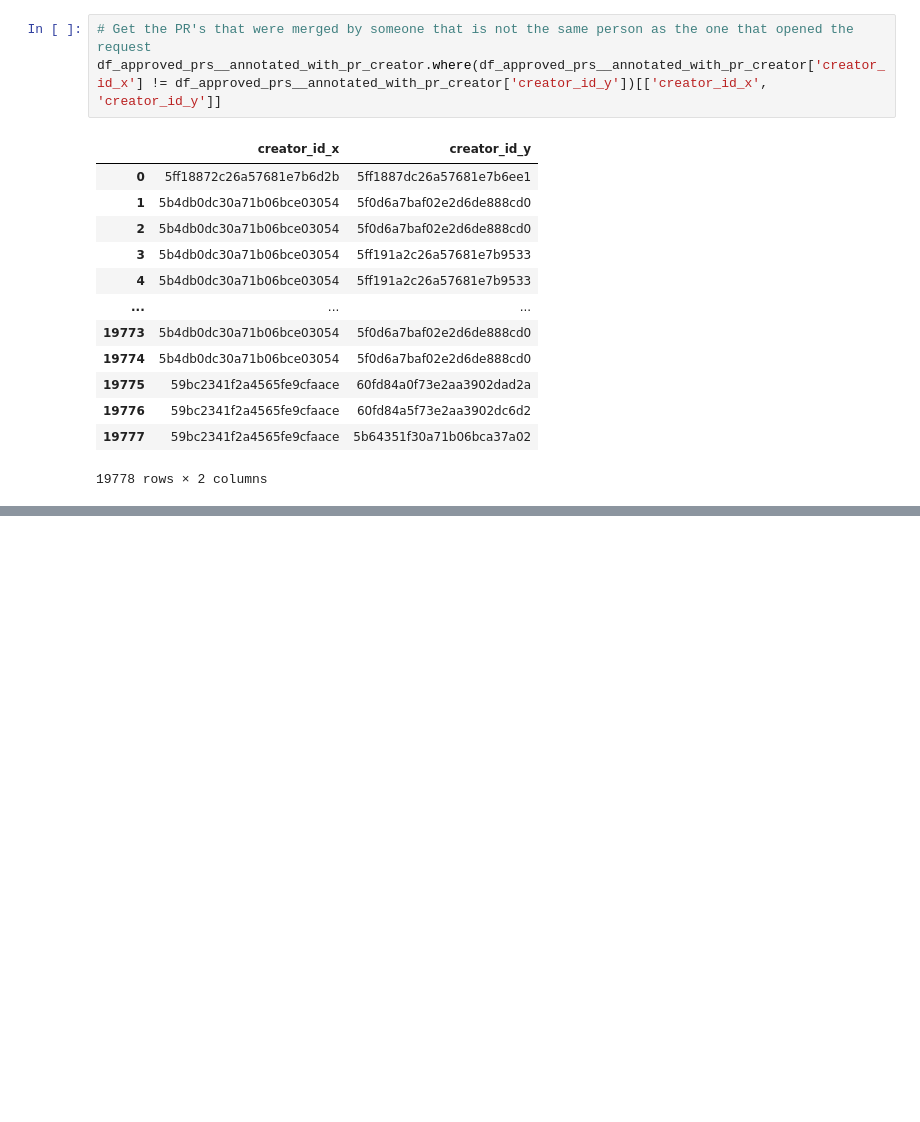
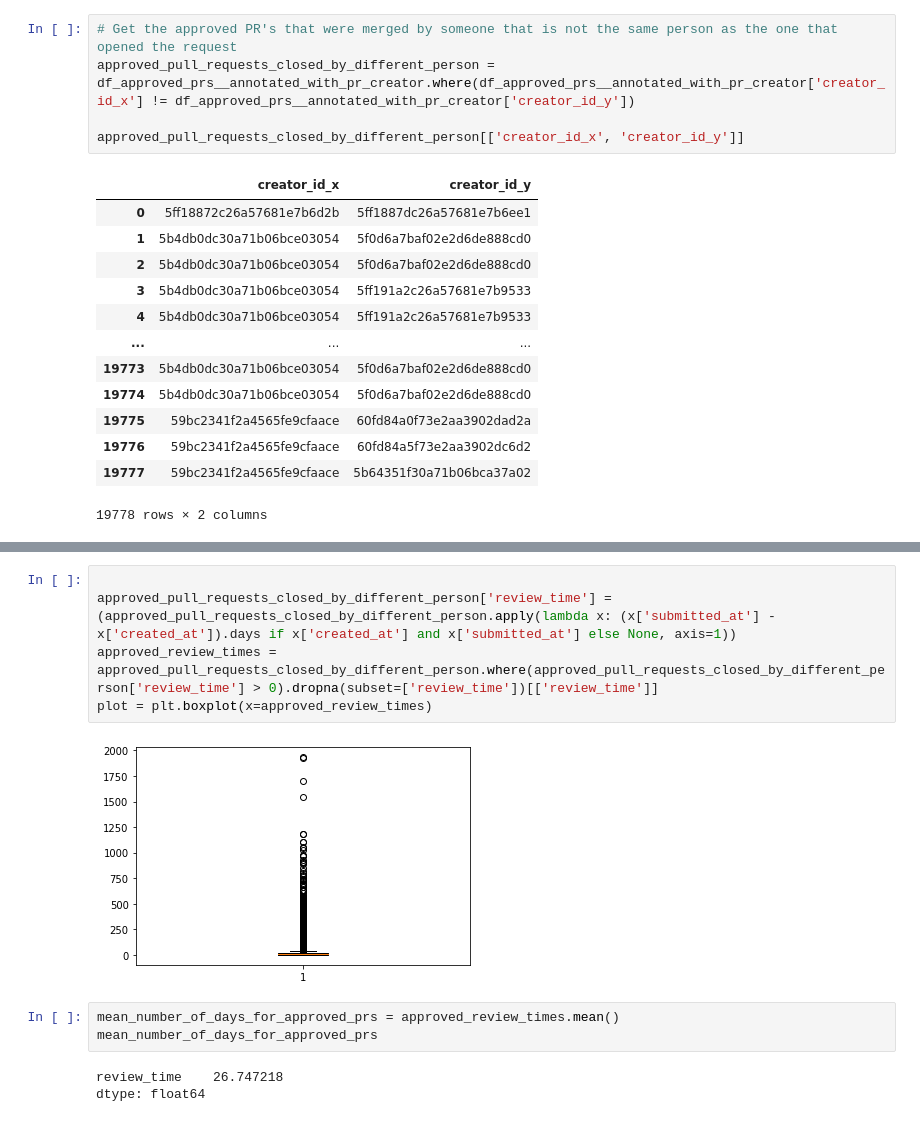
Before and after one commit to yy30537/AODFSE_14, a Jupyter notebook: shark.ipynb, the cells around one changed output, grey strips where cells are left out. Saved outputs shown, nothing was run; the diff lists cells and outputs as text; blank space fills up the shorter version.

```diff
--- a/shark.ipynb
+++ b/shark.ipynb
@@ -90,8 +94,10 @@ df_approved_prs__annotated_with_pr_creator.head(3)
 | 2 | 5ff191a0cbcaee8d21c67e82 | 5ff1919ecbcaee8d21c67e7f | 479608653 | APPROVED |  | 5b4db0dc30a71b06bce03054 | 2020-09-01 10:28:43 | ... |
 3 rows × 37 columns
 # %%
-# Get the PR's that were merged by someone that is not the same person as the one that opened the request
-df_approved_prs__annotated_with_pr_creator.where(df_approved_prs__annotated_with_pr_creator['creator_id_x'] != df_approved_prs__annotated_with_pr_creator['creator_id_y'])[['creator_id_x', 'creator_id_y']]
+# Get the approved PR's that were merged by someone that is not the same person as the one that opened the request
+approved_pull_requests_closed_by_different_person = df_approved_prs__annotated_with_pr_creator.where(df_approved_prs__annotated_with_pr_creator['creator_id_x'] != df_approved_prs__annotated_with_pr_creator['creator_id_y'])
+
+approved_pull_requests_closed_by_different_person[['creator_id_x', 'creator_id_y']]
 # %% [output]
 |  | creator_id_x | creator_id_y |
 | 0 | 5ff18872c26a57681e7b6d2b | 5ff1887dc26a57681e7b6ee1 |
@@ -114,0 +142,13 @@ df_pull_request.where(df_pull_request['pull_request_id'] == '5ff1919ccbcaee8d21c
+# %%
+
+approved_pull_requests_closed_by_different_person['review_time'] = (approved_pull_requests_closed_by_different_person.apply(lambda x: (x['submitted_at'] - x['created_at']).days if x['created_at'] and x['submitted_at'] else None, axis=1))
+approved_review_times = approved_pull_requests_closed_by_different_person.where(approved_pull_requests_closed_by_different_person['review_time'] > 0).dropna(subset=['review_time'])[['review_time']]
+plot = plt.boxplot(x=approved_review_times)
+# %% [output]
+[figure, added]
+# %%
+mean_number_of_days_for_approved_prs = approved_review_times.mean()
+mean_number_of_days_for_approved_prs
+# %% [output]
+review_time    26.747218
+dtype: float64
```
Also changed, not shown: parts of 11 cells of this notebook.
